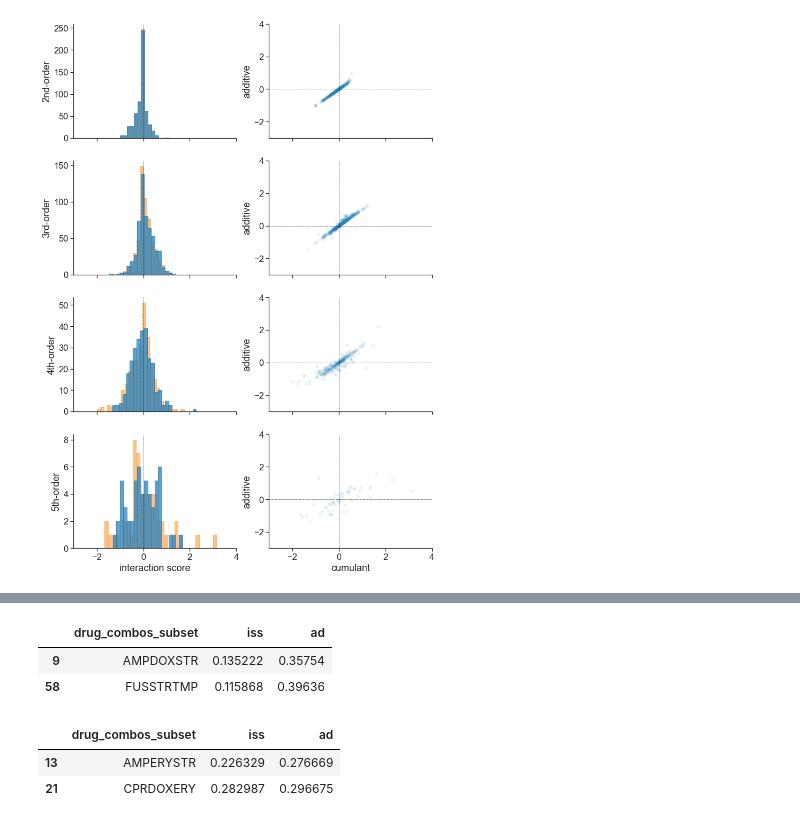
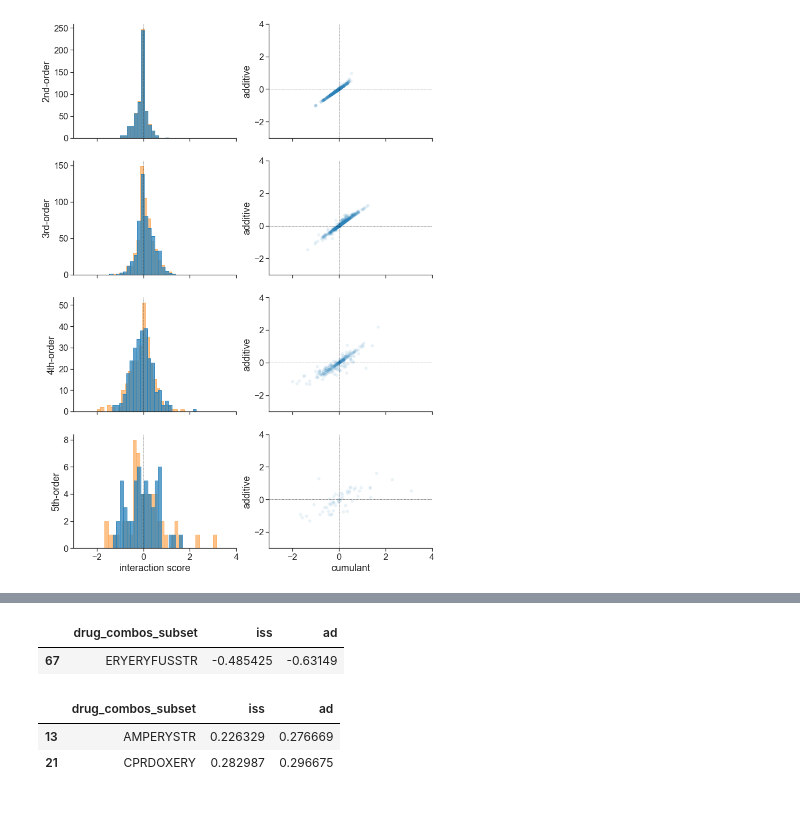
Before and after one commit to brian-arnold/epistasis_reanalysis, a Jupyter notebook: drug_data/drug_interaction_reanalysis_additive.ipynb, the cells around one changed output, grey strips where cells are left out. Drawn from its saved outputs; the diff is of its cells as text; code cells hidden in the pictures.

```diff
--- a/drug_data/drug_interaction_reanalysis_additive.ipynb
+++ b/drug_data/drug_interaction_reanalysis_additive.ipynb
@@ -322,8 +322,8 @@ def gather_combos_into_single_column(df, suff):
 # for interactions with order below 5, the data are scattered across many columns, e.g. X1X2X3 and X2X3X4 etc.
 # for a specific scale (iss or mult), get all the columns and combine them into a single column
 
-iss = gather_combos_into_single_column(df_trip, "_iss")
-add = gather_combos_into_single_column(df_trip, "_ad")
+iss = gather_combos_into_single_column(df_quad, "_iss")
+add = gather_combos_into_single_column(df_quad, "_ad")
 
 # combine all iss and mult data into a single data frame
 im = iss.merge(add, how="outer", on=["combinations", "variable"])
@@ -460,9 +462,9 @@ sns.despine()
 # %%
 tmp[(tmp.ad > upper_quant_ad) & (tmp.iss < upper_quant_iss)]
+tmp[(tmp.ad < lower_quant_ad) & (tmp.iss > lower_quant_iss)]
 # %% [output]
 |  | drug_combos_subset | iss | ad |
-| 9 | AMPDOXSTR | 0.135222 | 0.35754 |
-| 58 | FUSSTRTMP | 0.115868 | 0.39636 |
+| 67 | ERYERYFUSSTR | -0.485425 | -0.63149 |
 # %%
 tmp[(tmp.ad < upper_quant_ad) & (tmp.iss > upper_quant_iss)]
 # %% [output]
```
Also changed, not shown: parts of 2 cells of this notebook, 7 other files.
